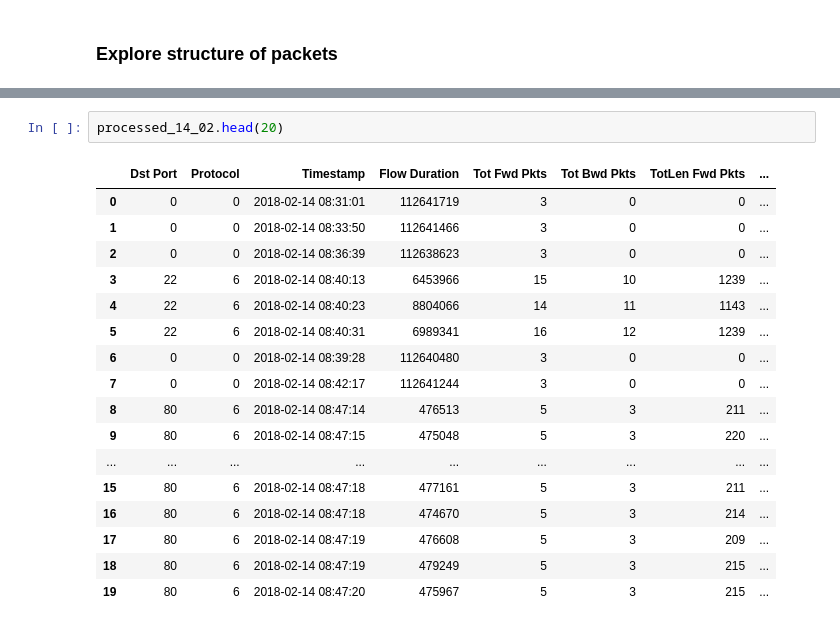
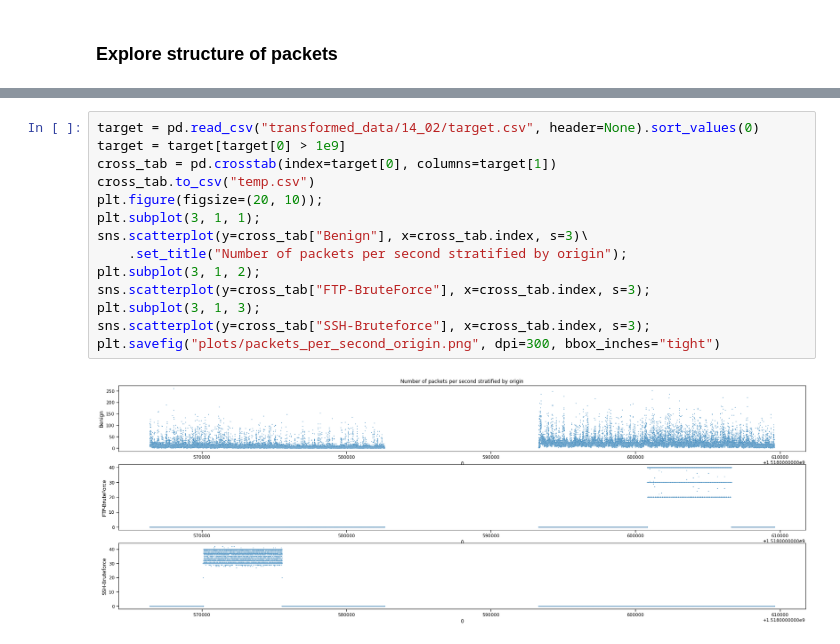
Before and after one commit to vandenbroecksebastiaan/network_intrusion, a Jupyter notebook: exploration.ipynb, the cells around one changed output, grey strips where cells are left out. Drawn from its saved outputs; the diff is of its cells as text.

```diff
--- a/exploration.ipynb
+++ b/exploration.ipynb
@@ -252,20 +153,16 @@ raw_packets
-# %%
-processed_14_02.head(20)
-# %% [output]
-|  | Dst Port | Protocol | Timestamp | Flow Duration | Tot Fwd Pkts | Tot Bwd Pkts | TotLen Fwd Pkts | ... |
-| 0 | 0 | 0 | 2018-02-14 08:31:01 | 112641719 | 3 | 0 | 0 | ... |
-| 1 | 0 | 0 | 2018-02-14 08:33:50 | 112641466 | 3 | 0 | 0 | ... |
-| 2 | 0 | 0 | 2018-02-14 08:36:39 | 112638623 | 3 | 0 | 0 | ... |
-| 3 | 22 | 6 | 2018-02-14 08:40:13 | 6453966 | 15 | 10 | 1239 | ... |
-| 4 | 22 | 6 | 2018-02-14 08:40:23 | 8804066 | 14 | 11 | 1143 | ... |
-| 5 | 22 | 6 | 2018-02-14 08:40:31 | 6989341 | 16 | 12 | 1239 | ... |
-| 6 | 0 | 0 | 2018-02-14 08:39:28 | 112640480 | 3 | 0 | 0 | ... |
-| 7 | 0 | 0 | 2018-02-14 08:42:17 | 112641244 | 3 | 0 | 0 | ... |
-| 8 | 80 | 6 | 2018-02-14 08:47:14 | 476513 | 5 | 3 | 211 | ... |
-| 9 | 80 | 6 | 2018-02-14 08:47:15 | 475048 | 5 | 3 | 220 | ... |
-| ... | ... | ... | ... | ... | ... | ... | ... | ... |
-| 15 | 80 | 6 | 2018-02-14 08:47:18 | 477161 | 5 | 3 | 211 | ... |
-| 16 | 80 | 6 | 2018-02-14 08:47:18 | 474670 | 5 | 3 | 214 | ... |
-| 17 | 80 | 6 | 2018-02-14 08:47:19 | 476608 | 5 | 3 | 209 | ... |
-| 18 | 80 | 6 | 2018-02-14 08:47:19 | 479249 | 5 | 3 | 215 | ... |
-| 19 | 80 | 6 | 2018-02-14 08:47:20 | 475967 | 5 | 3 | 215 | ... |
+# %%
+target = pd.read_csv("transformed_data/14_02/target.csv", header=None).sort_values(0)
+target = target[target[0] > 1e9]
+cross_tab = pd.crosstab(index=target[0], columns=target[1])
+cross_tab.to_csv("temp.csv")
+plt.figure(figsize=(20, 10));
+plt.subplot(3, 1, 1);
+sns.scatterplot(y=cross_tab["Benign"], x=cross_tab.index, s=3)\
+    .set_title("Number of packets per second stratified by origin");
+plt.subplot(3, 1, 2);
+sns.scatterplot(y=cross_tab["FTP-BruteForce"], x=cross_tab.index, s=3);
+plt.subplot(3, 1, 3);
+sns.scatterplot(y=cross_tab["SSH-Bruteforce"], x=cross_tab.index, s=3);
+plt.savefig("plots/packets_per_second_origin.png", dpi=300, bbox_inches="tight")
+# %% [output]
+[figure, added]
```
Also changed, not shown: parts of 5 cells of this notebook, 4 other files.
